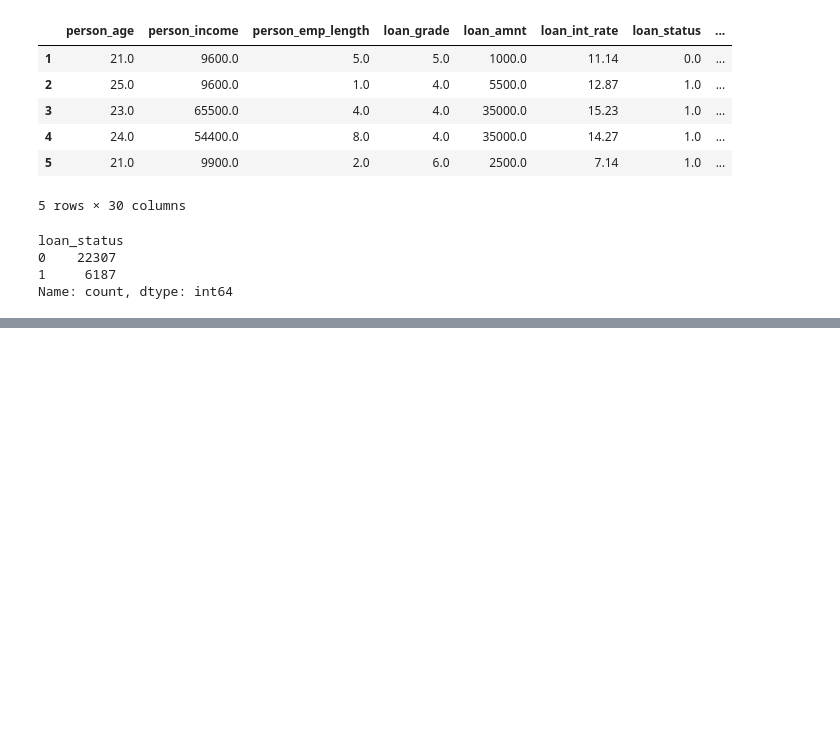
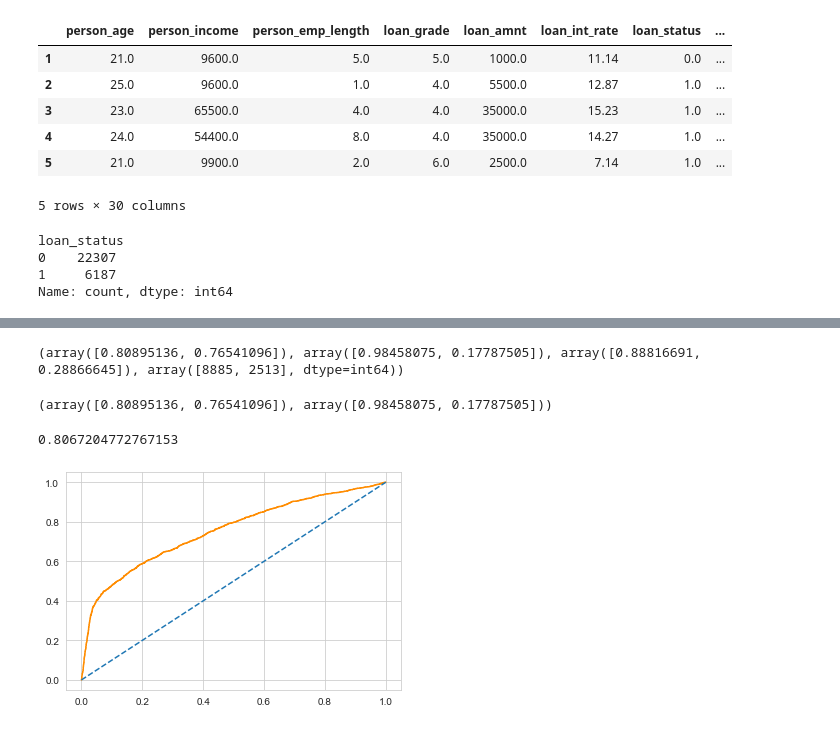
Before and after one commit to dgilrua/proyecto1-analitica, a Jupyter notebook: main.ipynb, the cells around one changed output, grey strips where cells are left out. Saved outputs shown, nothing was run; the diff lists cells and outputs as text; code cells hidden in the pictures; blank space fills up the shorter version.

Commit message:
Push1
Agregado:
-Entrenamiento del modelo de predicción a traves de regresión logica

```diff
--- a/main.ipynb
+++ b/main.ipynb
@@ -305,0 +363,20 @@ Name: count, dtype: int64
+# %%
+# Variables independientes y dependiente
+X = cr_loan_prep.loc[:,cr_loan_prep.columns != 'loan_status']
+y = cr_loan_prep[['loan_status']]
+
+# Conjuntos de entrenamiento y prueba
+X_train, X_test, y_train, y_test = train_test_split(X, y, test_size=.4, random_state=123)
+
+# Entrenamiento del modelo de regresión logística
+clf_logistic = LogisticRegression(solver='lbfgs').fit(X_train, np.ravel(y_train))
+
+# Predicciones de probabilidad para el estado del préstamo usando datos de prueba
+preds = clf_logistic.predict_proba(X_test)
+
+# Marcos de datos de las primeras cinco predicciones y las primeras cinco etiquetas verdaderas
+preds_df = pd.DataFrame(preds[:,1][0:20], columns = ['prob_default'])
+true_df = y_test.head(20)
+
+# Comparación de los dos marcos de datos
+print(pd.concat([true_df.reset_index(drop = True), preds_df], axis = 1))
@@ -305,0 +427,27 @@ Name: count, dtype: int64
+# %%
+# Valores no promedio del informe
+print(precision_recall_fscore_support(y_test,preds_df['loan_status']))
+# %% [output]
+(array([0.80895136, 0.76541096]), array([0.98458075, 0.17787505]), array([0.88816691, 0.28866645]), array([8885, 2513], dtype=int64))
+# %%
+# Dos primeros números del informe
+print(precision_recall_fscore_support(y_test,preds_df['loan_status'])[0:2])
+# %% [output]
+(array([0.80895136, 0.76541096]), array([0.98458075, 0.17787505]))
+# %%
+# Predicciones para la probabilidad de incumplimiento
+preds = clf_logistic.predict_proba(X_test)
+
+# Puntuación de precisión del modelo
+print(clf_logistic.score(X_test, y_test))
+# %% [output]
+0.8067204772767153
+# %%
+# Gáfico de la curva ROC de las probabilidades de incumplimiento
+prob_default = preds[:, 1]
+fallout, sensitivity, thresholds = metrics.roc_curve(y_test, prob_default)
+plt.plot(fallout, sensitivity, color = 'darkorange')
+plt.plot([0, 1], [0, 1], linestyle='--')
+plt.show()
+# %% [output]
+[figure, added]
```
Also changed, not shown: parts of 9 cells of this notebook, 1 other file.
